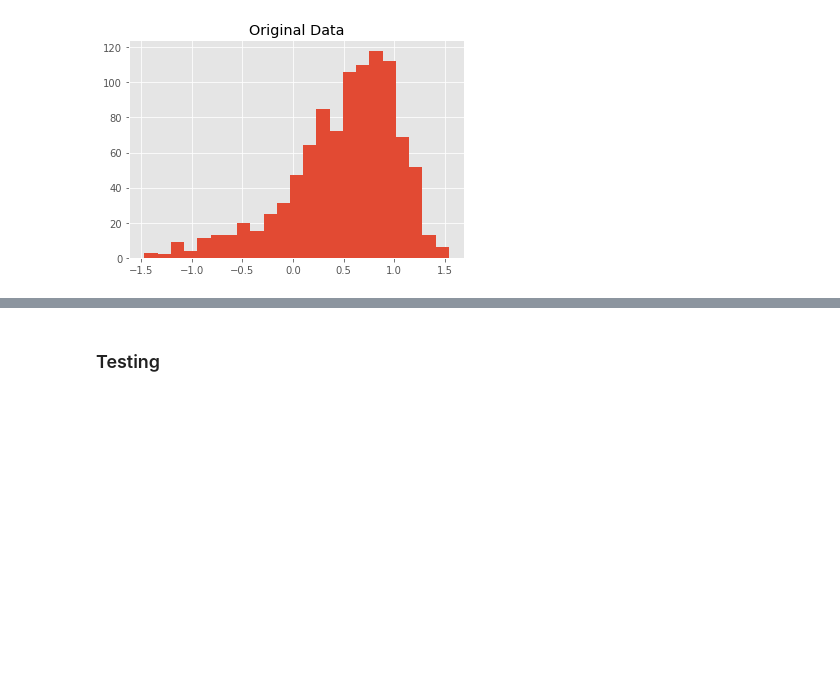
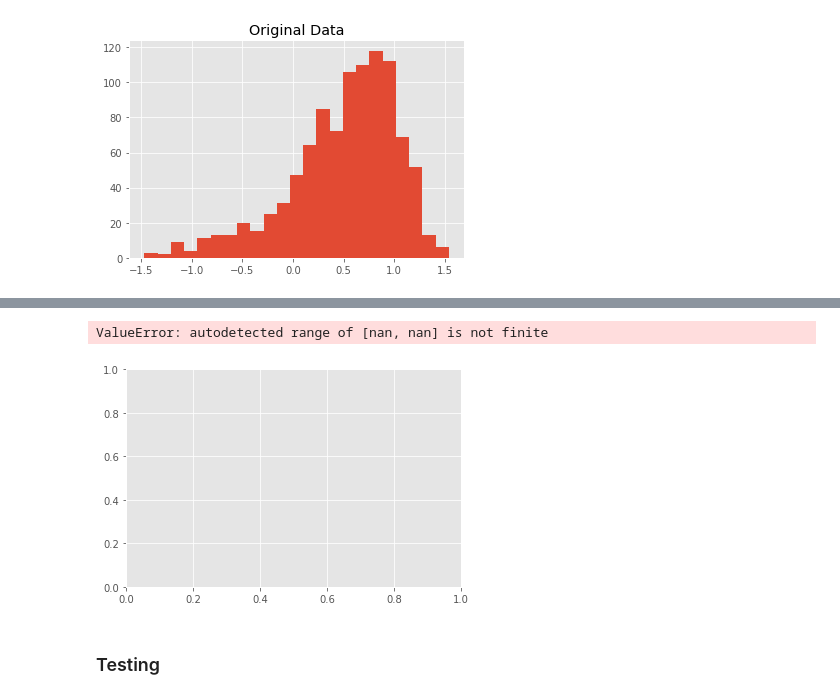
Before and after one commit to IPL-UV/rbig, a Jupyter notebook: notebooks/univariate_normalization.ipynb, the cells around one changed output, grey strips where cells are left out. Drawn from its saved outputs; the diff is of its cells as text; code cells hidden in the pictures; blank space fills up the shorter version.

```diff
--- a/notebooks/univariate_normalization.ipynb
+++ b/notebooks/univariate_normalization.ipynb
@@ -505,7 +507,7 @@ plt.show()
 # %%
 # Parameters
 alpha = 1e-6    # regularization parameter
-bounds = 0.1    # percentage extension
+bounds = 0.01    # percentage extension
 bins = 'auto'  # number of bins or bins estimator parameter
 
 histogram_params = None
@@ -563,3 +568,14 @@ print(ent)
+# %%
+X_gauss = uni_model.rv.ppf(X_uni_samples)
+
+fig, ax = plt.subplots(nrows=1, ncols=1)
+
+ax.hist(X_gauss, bins='auto')
+ax.set_title('Samples from Uniform Domain')
+plt.show()
+# %% [output]
+ValueError: autodetected range of [nan, nan] is not finite
+[figure, added]
 # %% [markdown]
 ### Testing
 # %% [markdown]
```
Also changed, not shown: parts of 6 cells of this notebook, 4 other files.
